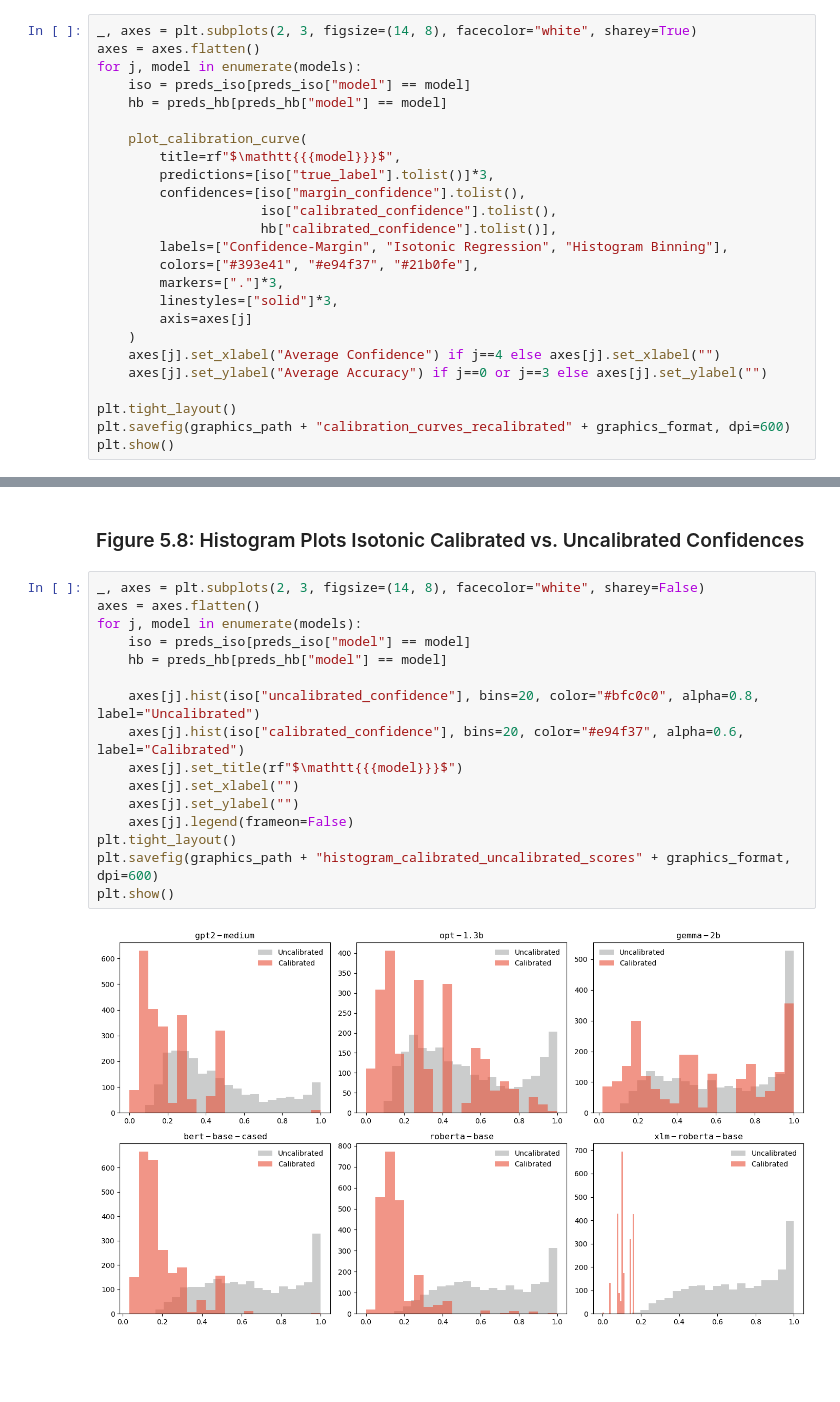
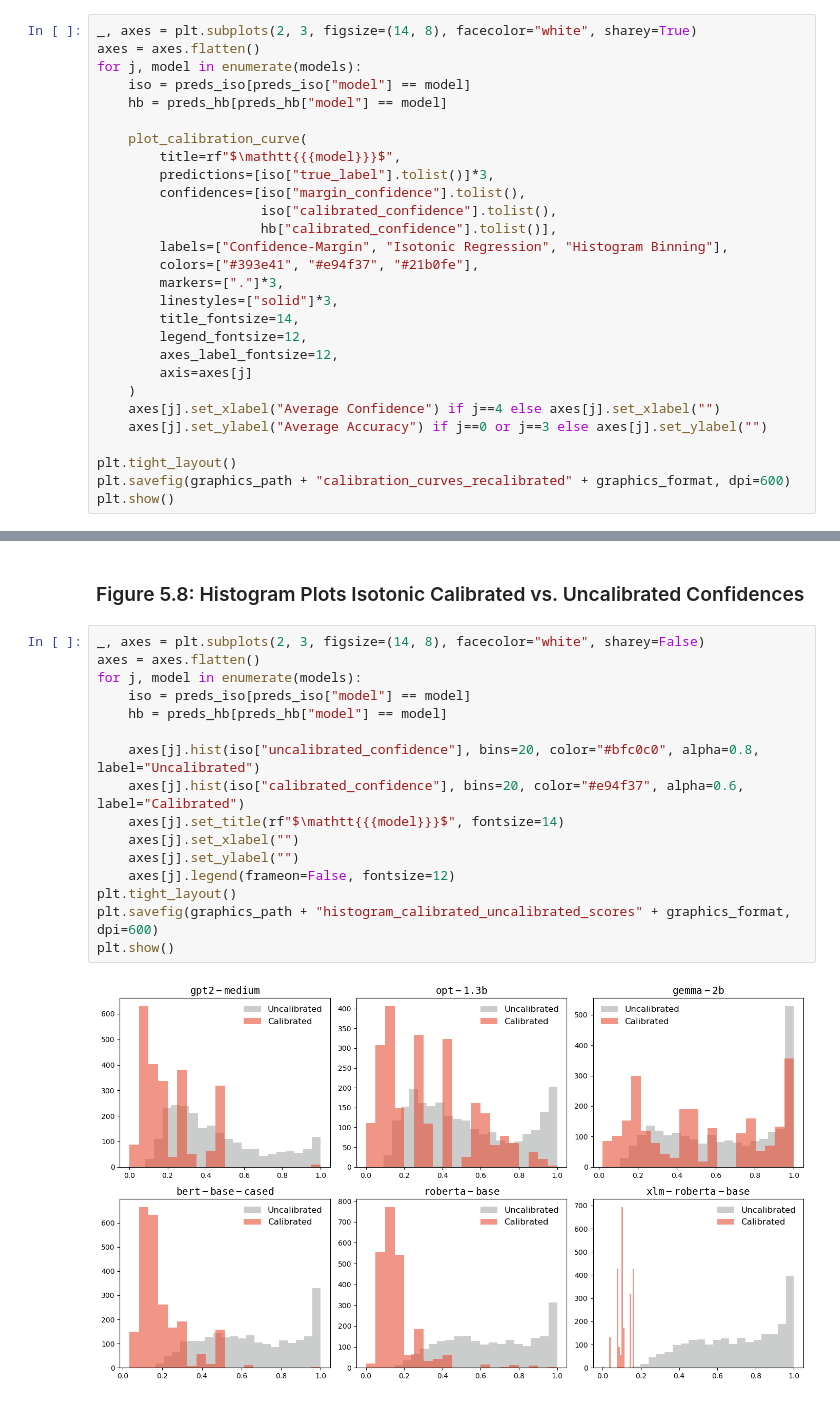
Before and after one commit to diamir707/LMsCONFonBEAR, a Jupyter notebook: results/e4recalibration.ipynb, the cells around one changed output, grey strips where cells are left out. Cells and saved outputs as stored; diff of their text form; blank space fills up the shorter version.

```diff
--- a/results/e4recalibration.ipynb
+++ b/results/e4recalibration.ipynb
@@ -89,6 +96,9 @@ for j, model in enumerate(models):
         colors=["#393e41", "#e94f37", "#21b0fe"],
         markers=["."]*3,
         linestyles=["solid"]*3,
+        title_fontsize=14,
+        legend_fontsize=12,
+        axes_label_fontsize=12,
         axis=axes[j]
     )
     axes[j].set_xlabel("Average Confidence") if j==4 else axes[j].set_xlabel("")
@@ -104,18 +114,18 @@ plt.show()
 # %%
 _, axes = plt.subplots(2, 3, figsize=(14, 8), facecolor="white", sharey=False)
 axes = axes.flatten()
 for j, model in enumerate(models):
     iso = preds_iso[preds_iso["model"] == model]
     hb = preds_hb[preds_hb["model"] == model]
 
     axes[j].hist(iso["uncalibrated_confidence"], bins=20, color="#bfc0c0", alpha=0.8, label="Uncalibrated")
     axes[j].hist(iso["calibrated_confidence"], bins=20, color="#e94f37", alpha=0.6, label="Calibrated")
-    axes[j].set_title(rf"$\mathtt{{{model}}}$")
+    axes[j].set_title(rf"$\mathtt{{{model}}}$", fontsize=14)
     axes[j].set_xlabel("")
     axes[j].set_ylabel("")
-    axes[j].legend(frameon=False)
+    axes[j].legend(frameon=False, fontsize=12)
 plt.tight_layout()
 plt.savefig(graphics_path + "histogram_calibrated_uncalibrated_scores" + graphics_format, dpi=600)
 plt.show()
 # %% [output]
-[figure, old version]
+[figure, new version]
```
Also changed, not shown: parts of 4 cells of this notebook, 7 other files.
